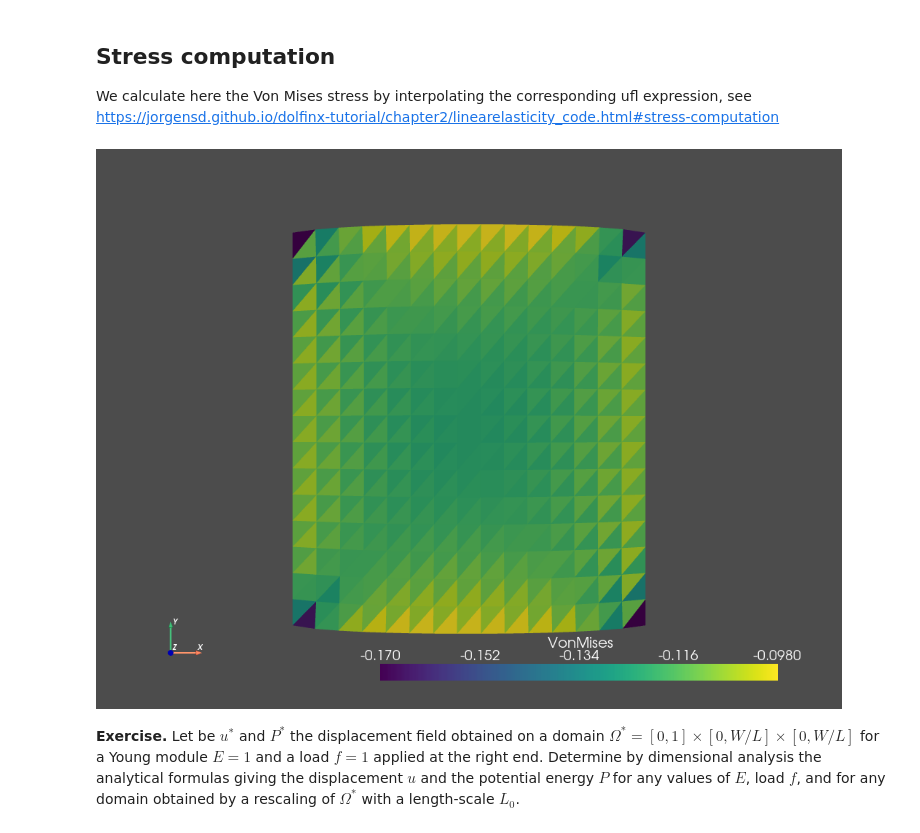
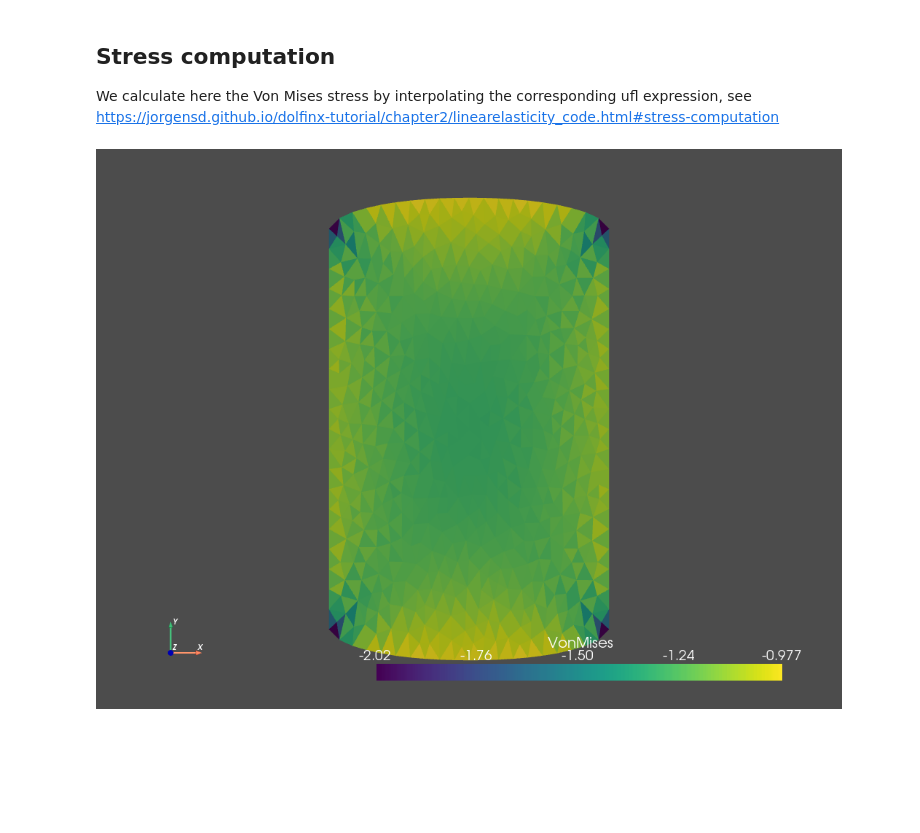
Before and after one commit to msolides-2022/fem-examples, a Jupyter notebook: 02-ElasticJoint.ipynb, the cells around one changed output. Cells and saved outputs as stored; diff of their text form; code cells hidden in the pictures; blank space fills up the shorter version.

```diff
--- a/02-ElasticJoint.ipynb
+++ b/02-ElasticJoint.ipynb
@@ -17,23 +17,23 @@ from petsc4py.PETSc import ScalarType
 Let us generate a simple mesh. More complex and realistic meshes can be generated with [gmsh](http://gmsh.info/.)
 # %%
-L = 1.
-W = 1.
-nu = .3
+Lx = 1.
+Ly = 1.
+nu = 1./3.
 E = 1.
 lambda_ = nu * E / ((1-2*nu) * (1+nu))
 mu = E/(2*(1+nu))
 u_d = -1.
 
-ndiv = 15
+mesh_size = 0.05
 import gmsh
 from dolfinx.io import gmshio
 from mpi4py import MPI
 
 gmsh.initialize()
 gdim = 2
-gmsh.option.setNumber("Mesh.CharacteristicLengthMin",0.01)
-gmsh.option.setNumber("Mesh.CharacteristicLengthMax",0.01)
-rect = gmsh.model.occ.addRectangle(0, 0, 0, L, W)
+gmsh.option.setNumber("Mesh.CharacteristicLengthMin",mesh_size)
+gmsh.option.setNumber("Mesh.CharacteristicLengthMax",mesh_size)
+rect = gmsh.model.occ.addRectangle(0, 0, 0, Lx, Ly)
 gmsh.model.occ.synchronize()
 gmsh.option.setNumber("Mesh.Algorithm", 5)
 gmsh.model.addPhysicalGroup(gdim, [rect], 1)
@@ -57,7 +57,7 @@ bc_value_left = np.array([0,0],dtype=ScalarType)
 bc_left = dolfinx.fem.dirichletbc(bc_value_left, left_dofs, V)
 
 def right(x):
-    return np.isclose(x[0], L)
+    return np.isclose(x[0], Lx)
 right_facets = dolfinx.mesh.locate_entities_boundary(domain, facet_dimension, right)
 right_dofs = dolfinx.fem.locate_dofs_topological(V, facet_dimension, right_facets)
 bc_value_right = np.array([u_d,0],dtype=ScalarType)
@@ -167,23 +175,18 @@ stress = sigma(eps(uh))
 # %%
 
 V_stress_scalar = dolfinx.fem.FunctionSpace(domain, ("DG", 0))
 stress_xx_expr = dolfinx.fem.Expression(stress[0,0], V_stress_scalar.element.interpolation_points())
 stress_xx_function = dolfinx.fem.Function(V_stress_scalar,name="sigmaxx")
 stress_xx_function.interpolate(stress_xx_expr)
 
 
 pyvista.set_jupyter_backend("none")
 warped.cell_data["VonMises"] = stress_xx_function.vector.array
 warped.set_active_scalars("VonMises")
 p = pyvista.Plotter()
-p.add_mesh(warped)
+p.add_mesh(warped,show_edges=False)
 p.show_axes()
 p.view_xy()
 p.show()
 # %% [output]
-[figure, old version]
+[figure, new version]
-# %% [markdown]
-**Exercise.**
-Let be $u^{*}$ and $P^{*}$ the displacement field obtained on a domain $\Omega^*=[0,1]\times[0,W/L]\times[0,W/L]$ for a Young module $E=1$ and a load $f=1$ applied at the right end.
-Determine by dimensional analysis the analytical formulas giving the
-displacement $u$ and the potential energy $P$ for any values of  $E$,  load $f$, and for any domain obtained by a rescaling of $\Omega^*$ with a length-scale $L_0$.
```
Also changed, not shown: parts of 7 cells of this notebook.
